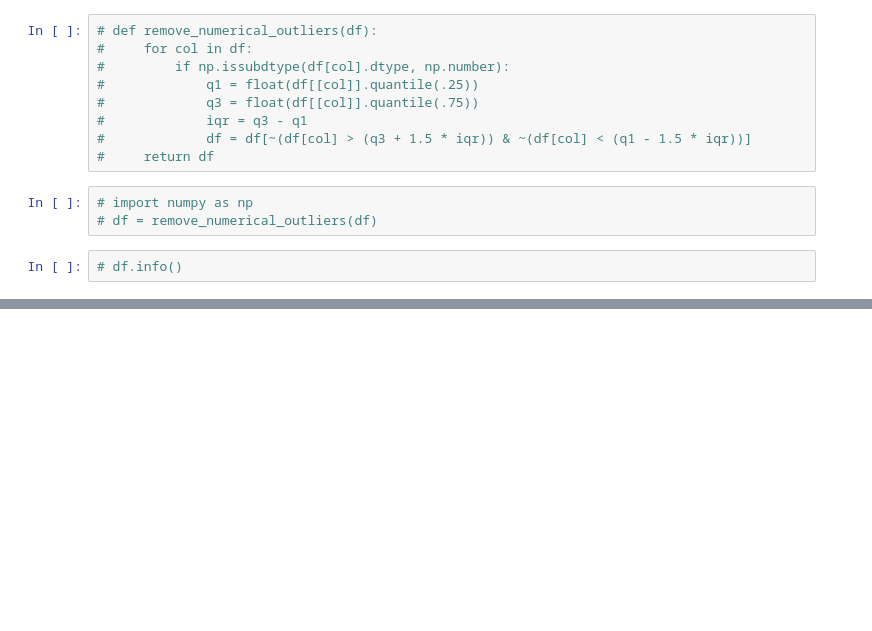
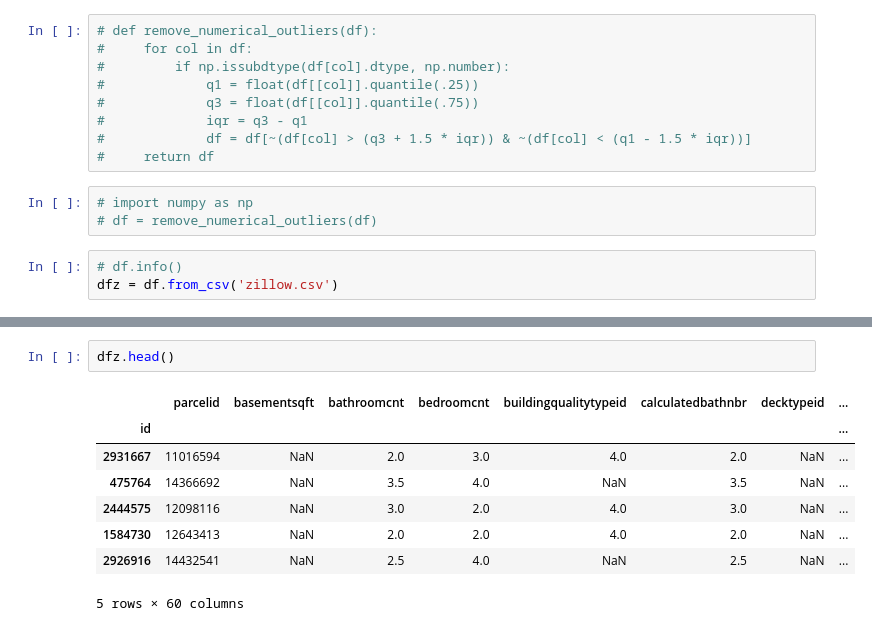
Before and after one commit to madeleinecapper/ds-methodologies-exercises, a Jupyter notebook: clustering/Untitled.ipynb, the cells around one changed output, grey strips where cells are left out. Cells and saved outputs as stored; diff of their text form; blank space fills up the shorter version.

```diff
--- a/clustering/Untitled.ipynb
+++ b/clustering/Untitled.ipynb
@@ -83,3 +99,4 @@ memory usage: 10.8+ KB
 # df = remove_numerical_outliers(df)
 # %%
 # df.info()
+dfz = df.from_csv('zillow.csv')
@@ -85,0 +110,11 @@ memory usage: 10.8+ KB
+# %%
+dfz.head()
+# %% [output]
+|  | parcelid | basementsqft | bathroomcnt | bedroomcnt | buildingqualitytypeid | calculatedbathnbr | decktypeid | ... |
+| id |  |  |  |  |  |  |  | ... |
+| 2931667 | 11016594 | NaN | 2.0 | 3.0 | 4.0 | 2.0 | NaN | ... |
+| 475764 | 14366692 | NaN | 3.5 | 4.0 | NaN | 3.5 | NaN | ... |
+| 2444575 | 12098116 | NaN | 3.0 | 2.0 | 4.0 | 3.0 | NaN | ... |
+| 1584730 | 12643413 | NaN | 2.0 | 2.0 | 4.0 | 2.0 | NaN | ... |
+| 2926916 | 14432541 | NaN | 2.5 | 4.0 | NaN | 2.5 | NaN | ... |
+5 rows × 60 columns
```
Also changed, not shown: parts of 17 cells of this notebook, 4 other files.
